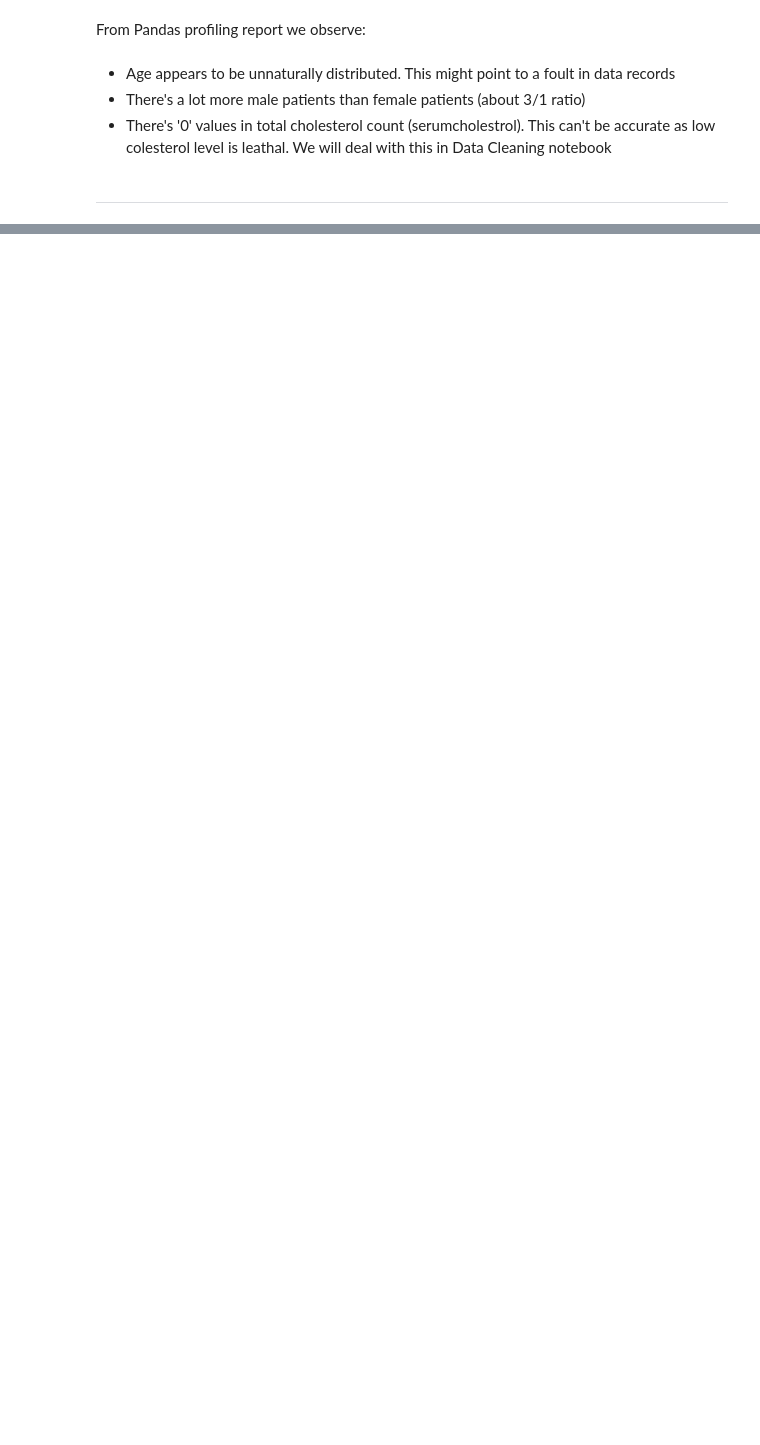
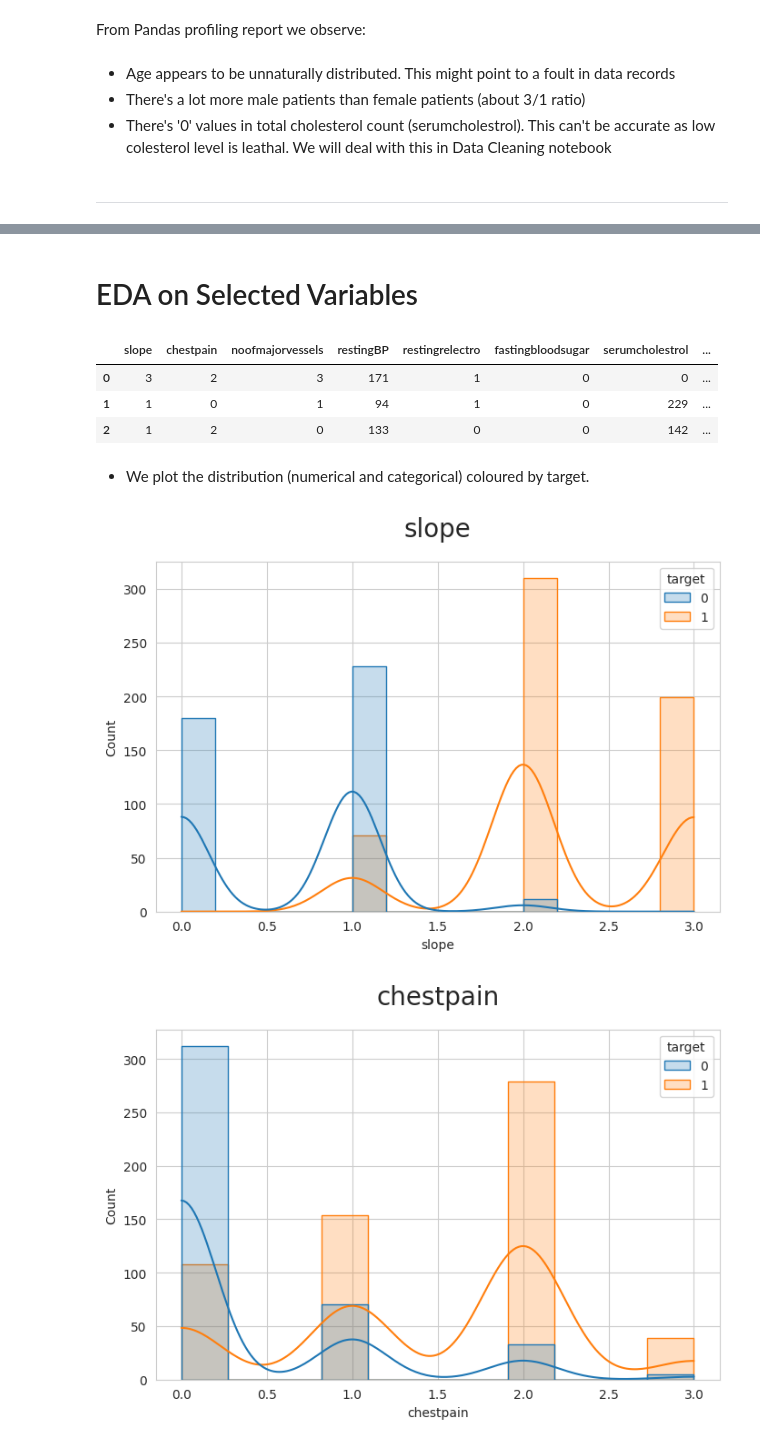
Before and after one commit to SimasJakubenas/cd-prediction-pp5, a Jupyter notebook: jupyter_notebooks/02 - Heart Disease Study.ipynb, the cells around one changed output, grey strips where cells are left out. Cells and saved outputs as stored; diff of their text form; code cells hidden in the pictures; blank space fills up the shorter version.

Commit message:
ADD: correlation study to Heart Disease Study notebook

```diff
--- a/jupyter_notebooks/02 - Heart Disease Study.ipynb
+++ b/jupyter_notebooks/02 - Heart Disease Study.ipynb
@@ -91,0 +146,3 @@ except Exception as e:
+# %%
+vars_to_study = ['slope', 'chestpain', 'noofmajorvessels', 'restingBP', 'restingrelectro', 'fastingbloodsugar', 'serumcholestrol']
+vars_to_study
@@ -91,0 +159,32 @@ except Exception as e:
+# %% [markdown]
+# EDA on Selected Variables
+# %%
+df_eda = df.filter(vars_to_study + ['target'])
+df_eda.head(3)
+# %% [output]
+|  | slope | chestpain | noofmajorvessels | restingBP | restingrelectro | fastingbloodsugar | serumcholestrol | ... |
+| 0 | 3 | 2 | 3 | 171 | 1 | 0 | 0 | ... |
+| 1 | 1 | 0 | 1 | 94 | 1 | 0 | 229 | ... |
+| 2 | 1 | 2 | 0 | 133 | 0 | 0 | 142 | ... |
+# %% [markdown]
+* We plot the distribution (numerical and  categorical) coloured by target.
+# %%
+import matplotlib.pyplot as plt
+import seaborn as sns
+sns.set_style('whitegrid')
+
+
+def plot_numerical(df, col, target_var):
+    plt.figure(figsize=(8, 5))
+    sns.histplot(data=df, x=col, hue=target_var, kde=True, element="step")
+    plt.title(f"{col}", fontsize=20, y=1.05)
+    plt.show()
+
+
+target_var = 'target'
+for col in vars_to_study:
+    plot_numerical(df_eda, col, target_var)
+    print("\n\n")
+# %% [output]
+[figure, added]
+[figure, added]
```
Also changed, not shown: parts of 28 cells of this notebook, 1 other file.
